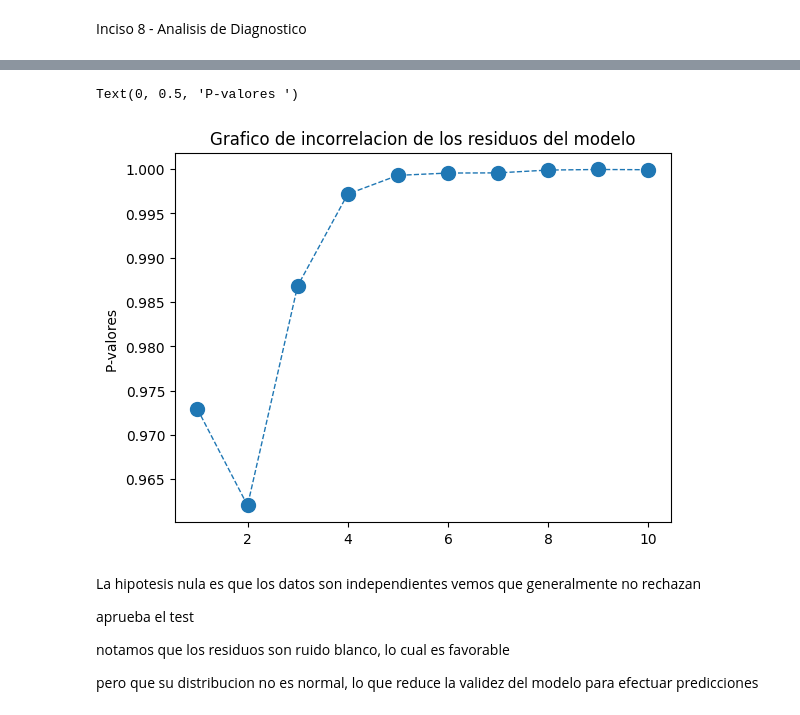
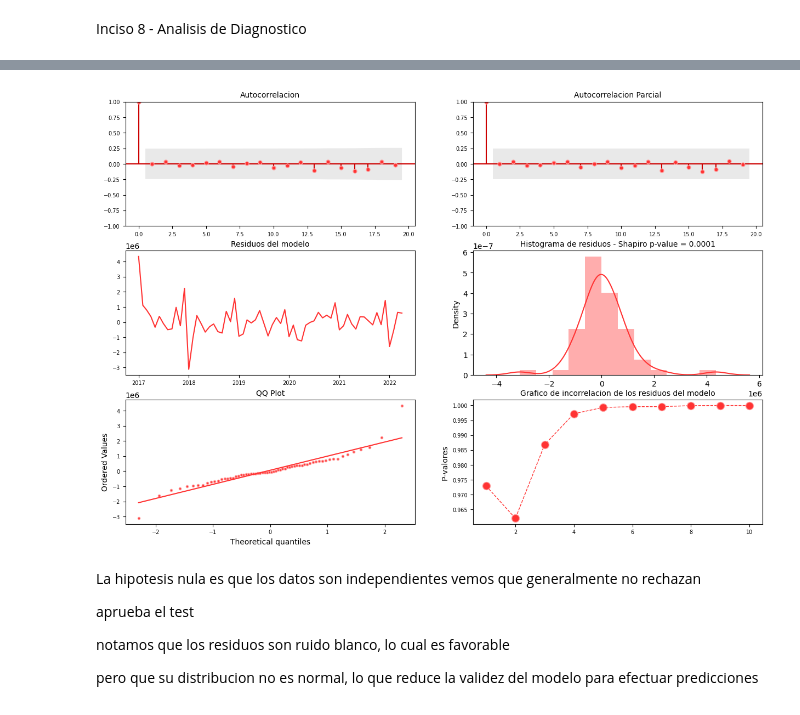
Before and after one commit to waldof86/AST, a Jupyter notebook: TP1/TP1 v4.ipynb, the cells around one changed output, grey strips where cells are left out. Cells and saved outputs as stored; diff of their text form; code cells hidden in the pictures.

```diff
--- a/TP1/TP1 v4.ipynb
+++ b/TP1/TP1 v4.ipynb
@@ -116,7 +125,7 @@ def prueba_residuos(resid, color = ['#000000','#333333','#555555']):
     axes[1,0].tick_params(axis='both', labelsize=7)
 
     sns.distplot(resid,bins=12,color=color[1], ax=axes[1,1])
-    axes[1,1].set_title('Histograma de los residuos del modelo',size=10)
+    axes[1,1].set_title(f'Histograma de residuos - Shapiro p-value = {stats.shapiro(resid).pvalue:.4f}',size=10)
 
     scipy.stats.probplot(resid, plot = axes[2,0])
     axes[2,0].set_title("QQ Plot", size = 10)
@@ -698,10 +624,7 @@ Incorr_residuos_modelo
-# %%
-plt.plot(Incorr_residuos_modelo.lb_pvalue, marker='o', markersize=10, linestyle='--', linewidth=1)
-plt.title("Grafico de incorrelacion de los residuos del modelo")
-plt.ylabel("P-valores ")
-# %% [output]
-Text(0, 0.5, 'P-valores ')
-[figure, removed]
+# %%
+prueba_residuos(modelo_sarima.resid, color = tema)
+# %% [output]
+[figure, added]
 # %% [markdown]
 La hipotesis nula es que los datos son independientes
 vemos que generalmente no rechazan
```
Also changed, not shown: parts of 32 cells of this notebook.
